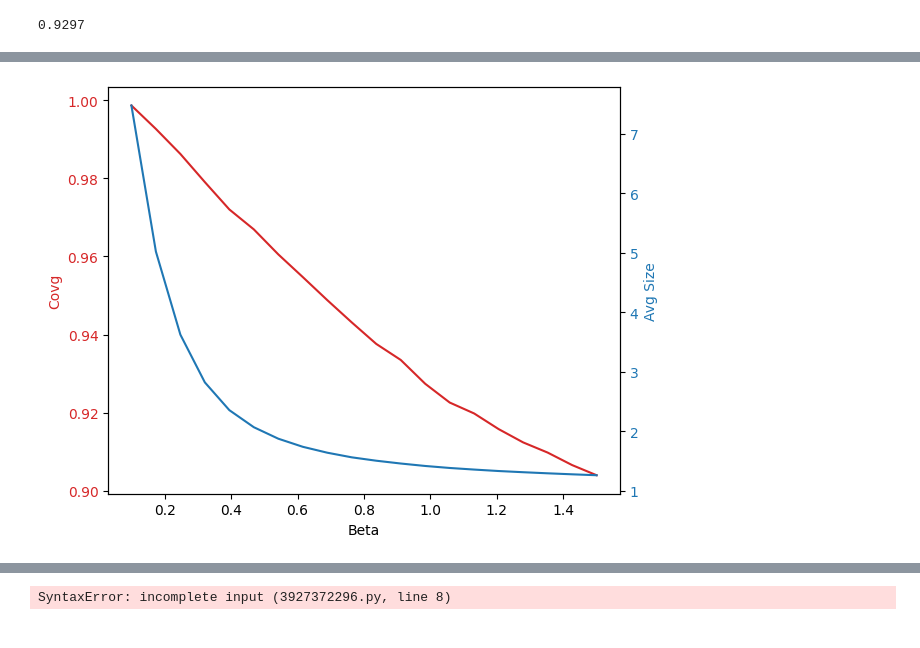
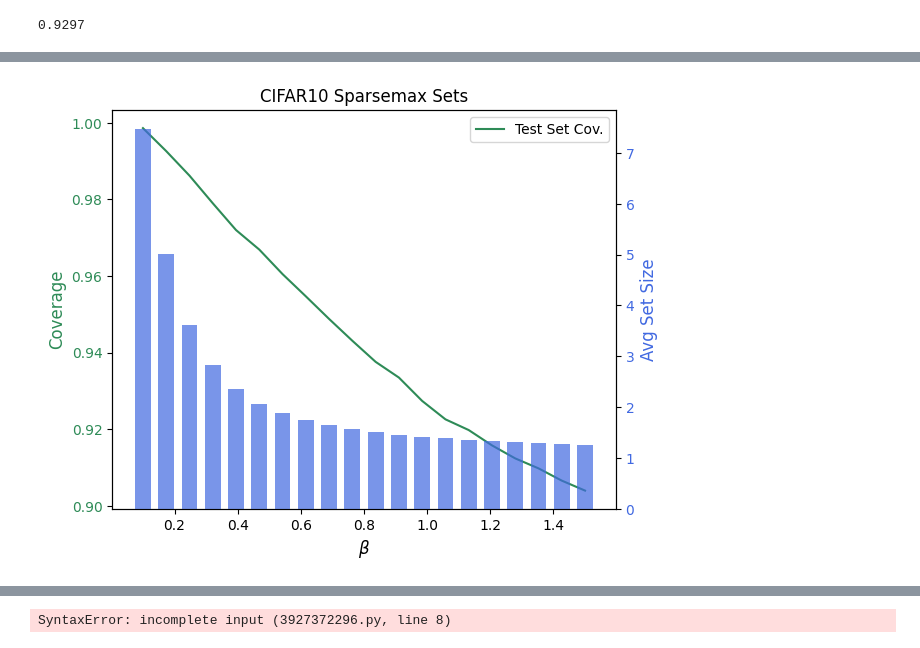
Before and after one commit to JoaoCalem/Conformal-Sparsemax, a Jupyter notebook: conformal_sparsemax/conformal_predictors/conformal_predictors.ipynb, the cells around one changed output, grey strips where cells are left out. Cells and saved outputs as stored; diff of their text form; code cells hidden in the pictures.

```diff
--- a/conformal_sparsemax/conformal_predictors/conformal_predictors.ipynb
+++ b/conformal_sparsemax/conformal_predictors/conformal_predictors.ipynb
@@ -206,20 +243,22 @@ plt.plot(betas,avg_sizes)
 # %%
 fig, ax1 = plt.subplots()
 
-color = 'tab:red'
-ax1.set_xlabel('Beta')
-ax1.set_ylabel('Covg', color=color)
-ax1.plot(betas, coverages, color=color)
+color = 'seagreen'
+ax1.set_xlabel(r'$\beta$', fontsize=12)
+ax1.set_ylabel('Coverage', color=color, fontsize=12)
+ax1.plot(betas, coverages, color=color, label = 'Test Set Cov.')
+#ax1.plot(alphas, 1-alphas, color='black', linestyle='dashed',label = 'Theoretical Bound')
 ax1.tick_params(axis='y', labelcolor=color)
-
+ax1.legend()
 ax2 = ax1.twinx()  # instantiate a second Axes that shares the same x-axis
 
-color = 'tab:blue'
-ax2.set_ylabel('Avg Size', color=color)  # we already handled the x-label with ax1
-ax2.plot(betas, avg_sizes, color=color)
+color = 'royalblue'
+ax2.set_ylabel('Avg Set Size', color=color, fontsize=12)  # we already handled the x-label with ax1
+ax2.bar(betas, avg_sizes,width=0.05, color=color, alpha=0.7)
 ax2.tick_params(axis='y', labelcolor=color)
 
-fig.tight_layout()  # otherwise the right y-label is slightly clipped
+fig.tight_layout()
+plt.title('CIFAR10 Sparsemax Sets')
 plt.show()
 # %% [output]
-[figure, old version]
+[figure, new version]
```
Also changed, not shown: parts of 13 cells of this notebook, 2 other files.
